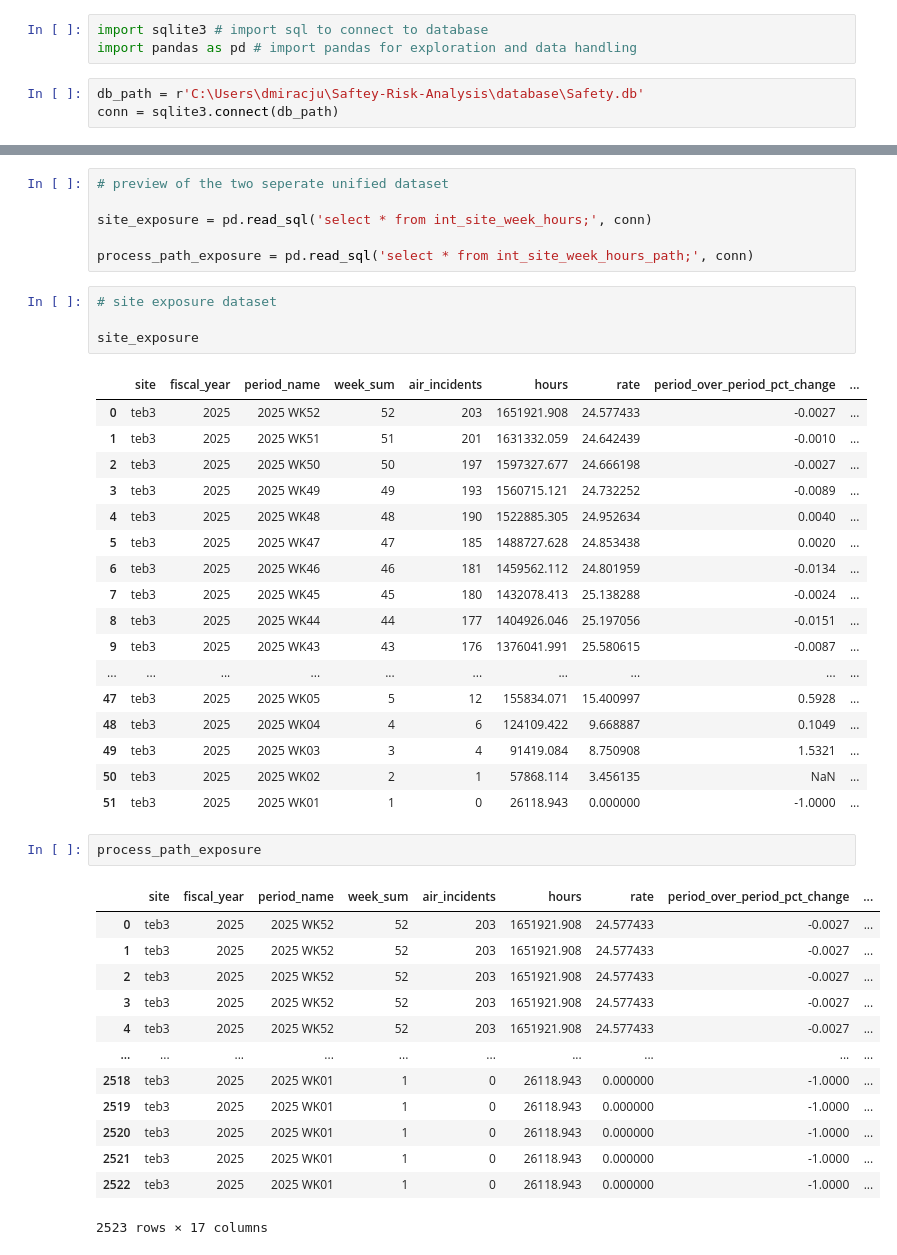
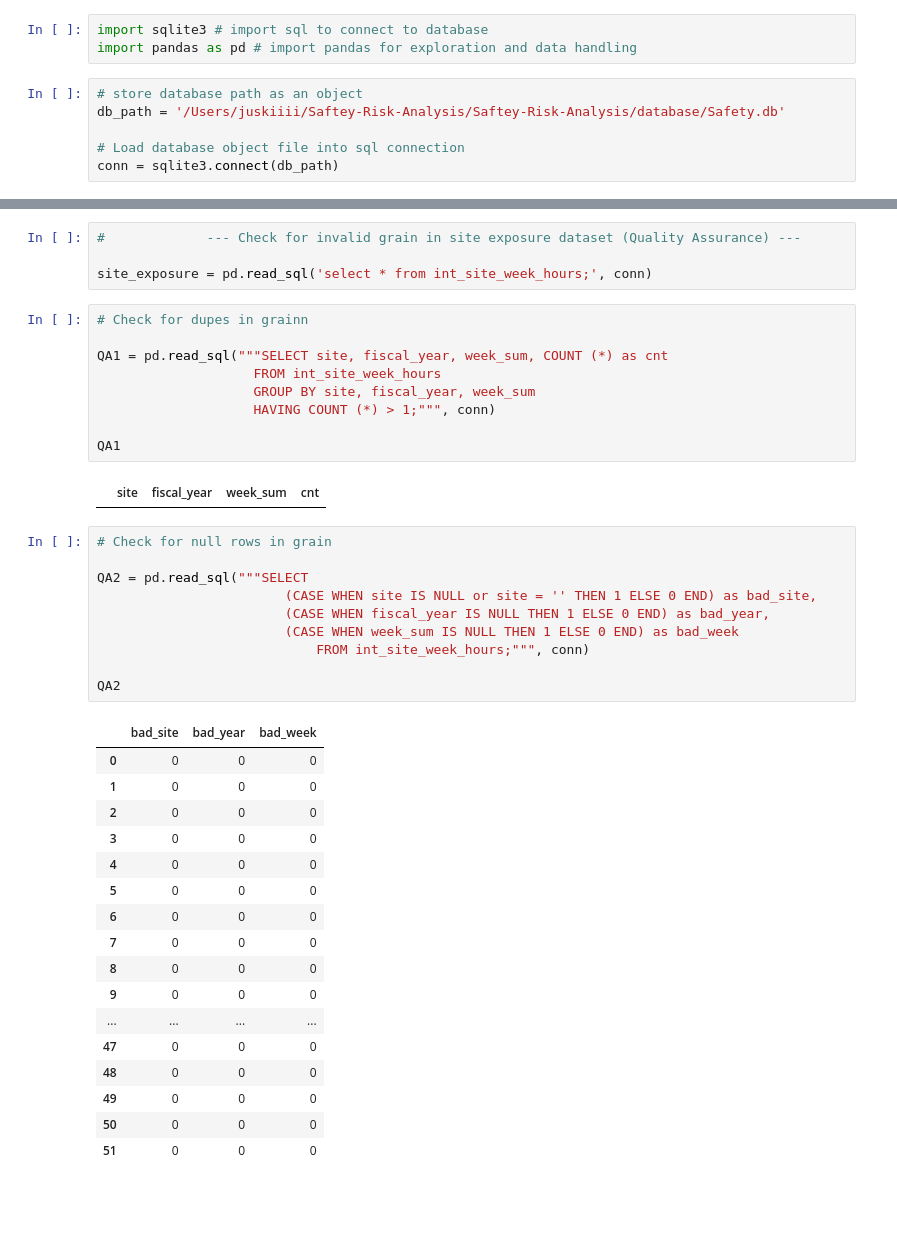
Before and after one commit to JudeMirac/Saftey-Risk-Analysis, a Jupyter notebook: notebooks/data_health_checks.ipynb, the cells around one changed output, grey strips where cells are left out. Drawn from its saved outputs; the diff is of its cells as text; blank space fills up the shorter version.

Commit message:
Safety_project

```diff
--- a/notebooks/data_health_checks.ipynb
+++ b/notebooks/data_health_checks.ipynb
@@ -2,6 +2,9 @@
 import sqlite3 # import sql to connect to database
 import pandas as pd # import pandas for exploration and data handling
 # %%
-db_path = r'C:\Users\dmiracju\Saftey-Risk-Analysis\database\Safety.db'
+# store database path as an object
+db_path = '/Users/juskiiii/Saftey-Risk-Analysis/Saftey-Risk-Analysis/database/Safety.db'
+
+# Load database object file into sql connection
 conn = sqlite3.connect(db_path)
 # %%
@@ -28,47 +31,46 @@ tables
 | 29 | feat_site_week_hours_risk |
 | 30 | feat_site_week_hours_path_risk |
 # %%
-# preview of the two seperate unified dataset
+#             --- Check for invalid grain in site exposure dataset (Quality Assurance) ---
 
 site_exposure = pd.read_sql('select * from int_site_week_hours;', conn)
-
-process_path_exposure = pd.read_sql('select * from int_site_week_hours_path;', conn)
 # %%
-# site exposure dataset
+# Check for dupes in grainn
 
-site_exposure
+QA1 = pd.read_sql("""SELECT site, fiscal_year, week_sum, COUNT (*) as cnt
+                    FROM int_site_week_hours
+                    GROUP BY site, fiscal_year, week_sum
+                    HAVING COUNT (*) > 1;""", conn)
+
+QA1
 # %% [output]
-|  | site | fiscal_year | period_name | week_sum | air_incidents | hours | rate | period_over_period_pct_change | ... |
-| 0 | teb3 | 2025 | 2025 WK52 | 52 | 203 | 1651921.908 | 24.577433 | -0.0027 | ... |
-| 1 | teb3 | 2025 | 2025 WK51 | 51 | 201 | 1631332.059 | 24.642439 | -0.0010 | ... |
-| 2 | teb3 | 2025 | 2025 WK50 | 50 | 197 | 1597327.677 | 24.666198 | -0.0027 | ... |
-| 3 | teb3 | 2025 | 2025 WK49 | 49 | 193 | 1560715.121 | 24.732252 | -0.0089 | ... |
-| 4 | teb3 | 2025 | 2025 WK48 | 48 | 190 | 1522885.305 | 24.952634 | 0.0040 | ... |
-| 5 | teb3 | 2025 | 2025 WK47 | 47 | 185 | 1488727.628 | 24.853438 | 0.0020 | ... |
-| 6 | teb3 | 2025 | 2025 WK46 | 46 | 181 | 1459562.112 | 24.801959 | -0.0134 | ... |
-| 7 | teb3 | 2025 | 2025 WK45 | 45 | 180 | 1432078.413 | 25.138288 | -0.0024 | ... |
-| 8 | teb3 | 2025 | 2025 WK44 | 44 | 177 | 1404926.046 | 25.197056 | -0.0151 | ... |
-| 9 | teb3 | 2025 | 2025 WK43 | 43 | 176 | 1376041.991 | 25.580615 | -0.0087 | ... |
-| ... | ... | ... | ... | ... | ... | ... | ... | ... | ... |
-| 47 | teb3 | 2025 | 2025 WK05 | 5 | 12 | 155834.071 | 15.400997 | 0.5928 | ... |
-| 48 | teb3 | 2025 | 2025 WK04 | 4 | 6 | 124109.422 | 9.668887 | 0.1049 | ... |
-| 49 | teb3 | 2025 | 2025 WK03 | 3 | 4 | 91419.084 | 8.750908 | 1.5321 | ... |
-| 50 | teb3 | 2025 | 2025 WK02 | 2 | 1 | 57868.114 | 3.456135 | NaN | ... |
-| 51 | teb3 | 2025 | 2025 WK01 | 1 | 0 | 26118.943 | 0.000000 | -1.0000 | ... |
+|  | site | fiscal_year | week_sum | cnt |
 # %%
-process_path_exposure
+# Check for null rows in grain
+
+QA2 = pd.read_sql("""SELECT
+                        (CASE WHEN site IS NULL or site = '' THEN 1 ELSE 0 END) as bad_site,
+                        (CASE WHEN fiscal_year IS NULL THEN 1 ELSE 0 END) as bad_year,
+                        (CASE WHEN week_sum IS NULL THEN 1 ELSE 0 END) as bad_week
+                            FROM int_site_week_hours;""", conn)
+
+QA2
 # %% [output]
-|  | site | fiscal_year | period_name | week_sum | air_incidents | hours | rate | period_over_period_pct_change | ... |
-| 0 | teb3 | 2025 | 2025 WK52 | 52 | 203 | 1651921.908 | 24.577433 | -0.0027 | ... |
-| 1 | teb3 | 2025 | 2025 WK52 | 52 | 203 | 1651921.908 | 24.577433 | -0.0027 | ... |
-| 2 | teb3 | 2025 | 2025 WK52 | 52 | 203 | 1651921.908 | 24.577433 | -0.0027 | ... |
-| 3 | teb3 | 2025 | 2025 WK52 | 52 | 203 | 1651921.908 | 24.577433 | -0.0027 | ... |
-| 4 | teb3 | 2025 | 2025 WK52 | 52 | 203 | 1651921.908 | 24.577433 | -0.0027 | ... |
-| ... | ... | ... | ... | ... | ... | ... | ... | ... | ... |
-| 2518 | teb3 | 2025 | 2025 WK01 | 1 | 0 | 26118.943 | 0.000000 | -1.0000 | ... |
-| 2519 | teb3 | 2025 | 2025 WK01 | 1 | 0 | 26118.943 | 0.000000 | -1.0000 | ... |
-| 2520 | teb3 | 2025 | 2025 WK01 | 1 | 0 | 26118.943 | 0.000000 | -1.0000 | ... |
-| 2521 | teb3 | 2025 | 2025 WK01 | 1 | 0 | 26118.943 | 0.000000 | -1.0000 | ... |
-| 2522 | teb3 | 2025 | 2025 WK01 | 1 | 0 | 26118.943 | 0.000000 | -1.0000 | ... |
+|  | bad_site | bad_year | bad_week |
+| 0 | 0 | 0 | 0 |
+| 1 | 0 | 0 | 0 |
+| 2 | 0 | 0 | 0 |
+| 3 | 0 | 0 | 0 |
+| 4 | 0 | 0 | 0 |
+| 5 | 0 | 0 | 0 |
+| 6 | 0 | 0 | 0 |
+| 7 | 0 | 0 | 0 |
+| 8 | 0 | 0 | 0 |
+| 9 | 0 | 0 | 0 |
+| ... | ... | ... | ... |
+| 47 | 0 | 0 | 0 |
+| 48 | 0 | 0 | 0 |
+| 49 | 0 | 0 | 0 |
+| 50 | 0 | 0 | 0 |
+| 51 | 0 | 0 | 0 |
-2523 rows × 17 columns
 # %%
```
Also changed, not shown: parts of 7 cells of this notebook, 8 other files.
